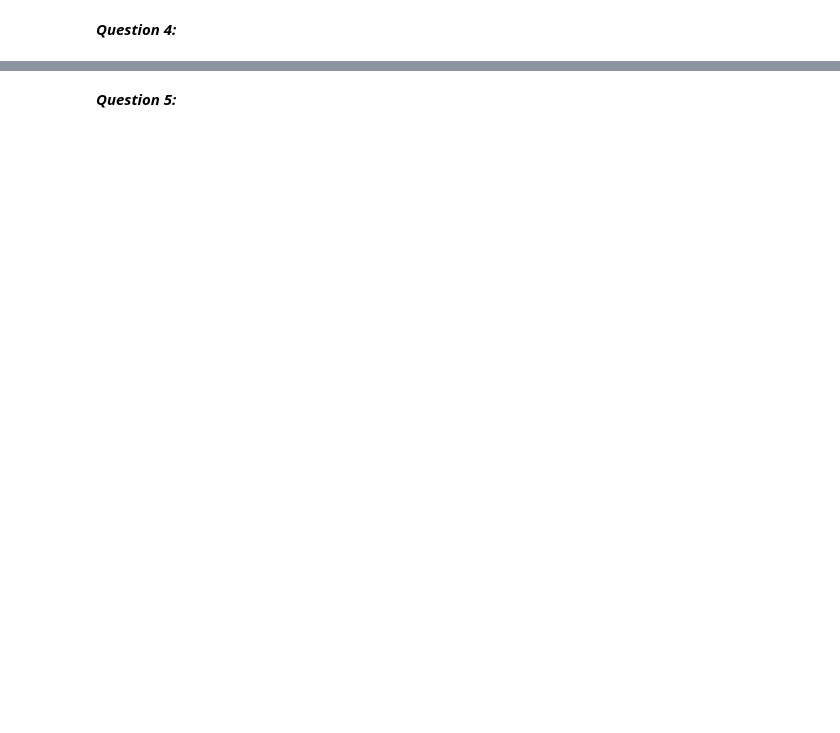
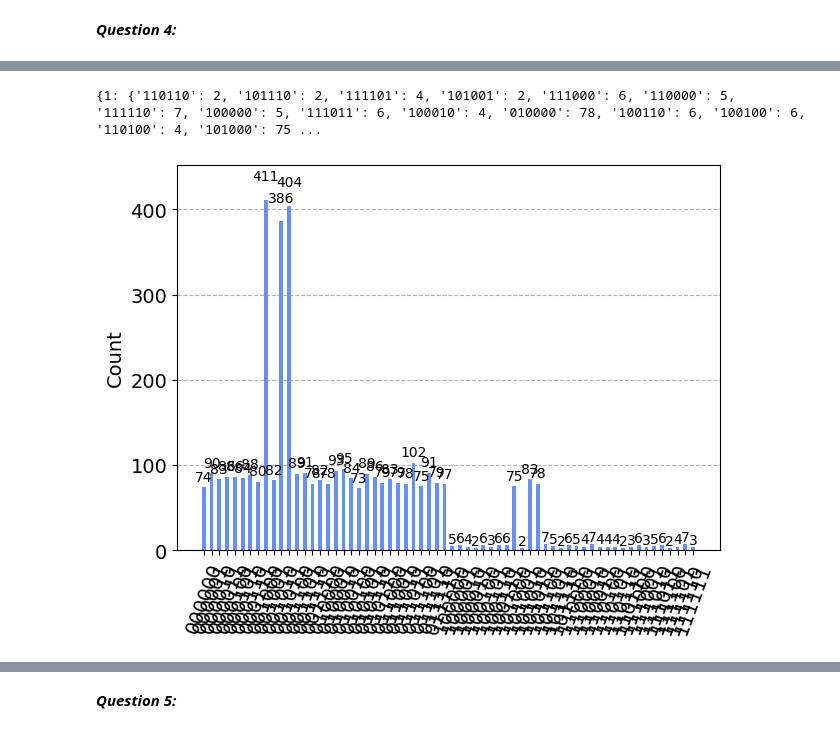
Before and after one commit to justadude12/QCProj2024, a Jupyter notebook: proj.ipynb, the cells around one changed output, grey strips where cells are left out. Cells and saved outputs as stored; diff of their text form; code cells hidden in the pictures; blank space fills up the shorter version.

Commit message:
First simulator run with no noise

```diff
--- a/proj.ipynb
+++ b/proj.ipynb
@@ -216,2 +251,6 @@ We are seeking for a circuite that translates (1 - |0...0><0...0|)|q1>...|qn> wi
+# %%
+G = QuantumCircuit(12, name='G')
+uf(G, [0, 1, 2, 3, 4], [5, 6, 7, 8, 9, 10], [11])
+Grover_op(G, [0, 1, 2, 3, 4])
 # %% [markdown]
 ***Question 4:***
@@ -217,0 +261,28 @@ We are seeking for a circuite that translates (1 - |0...0><0...0|)|q1>...|qn> wi
+# %%
+no_noise = AerSimulator()
+# %%
+#Our circuit will require 6 classical bits, to measure the 5 initial qubits and the 1 ancilla qubit taking y xor uf.
+counts = {}
+for i in range(1, 8):
+    counts[i] = 0
+circ = QuantumCircuit(12, 6)
+circ.h(0)
+circ.h(1)
+circ.h(2)
+circ.h(3)
+circ.h(4)
+#State preparation is now done
+for k in range(1, 8):
+    circ = circ.compose(G)
+    meas = circ
+    meas.measure(0, 0)
+    meas.measure(1, 1)
+    meas.measure(2, 2)
+    meas.measure(3, 3)
+    meas.measure(4, 4)
+    meas.measure(11, 5)
+    meas = transpile(meas, no_noise)
+    result = no_noise.run(meas, shots=4000).result()
+    counts[k] = result.get_counts()
+    print(k, ":")
+    plot_histogram(counts[k])
@@ -217,0 +297,8 @@ We are seeking for a circuite that translates (1 - |0...0><0...0|)|q1>...|qn> wi
+# %%
+print(counts)
+# %% [output]
+{1: {'110110': 2, '101110': 2, '111101': 4, '101001': 2, '111000': 6, '110000': 5, '111110': 7, '100000': 5, '111011': 6, '100010': 4, '010000': 78, '100110': 6, '100100': 6, '110100': 4, '101000': 75 ...
+# %%
+plot_histogram(counts[1])
+# %% [output]
+[figure, added]
```
Also changed, not shown: parts of 17 cells of this notebook, 1 other file.
